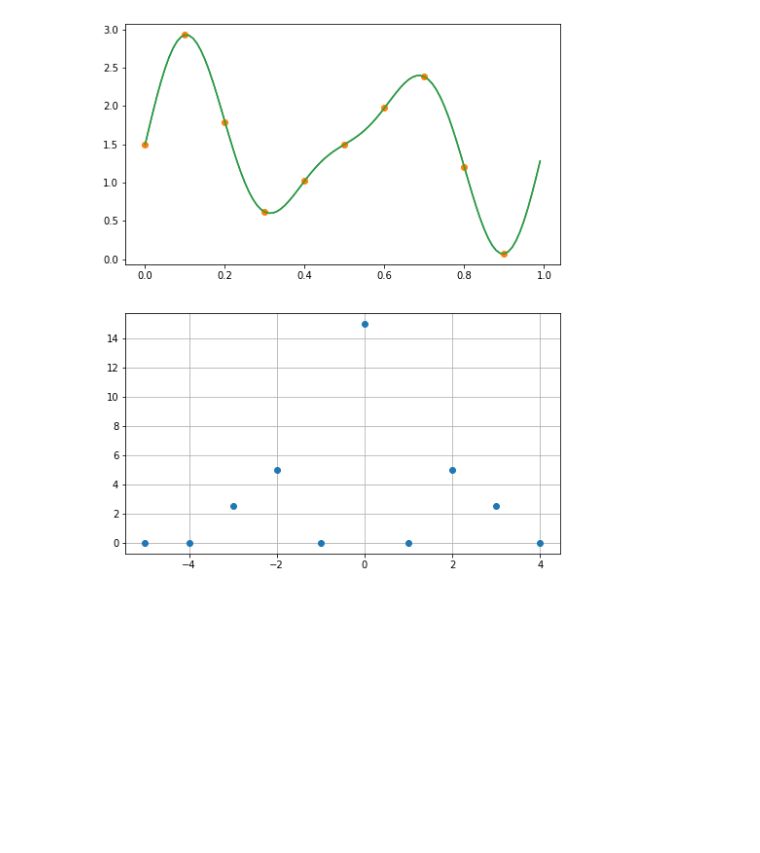
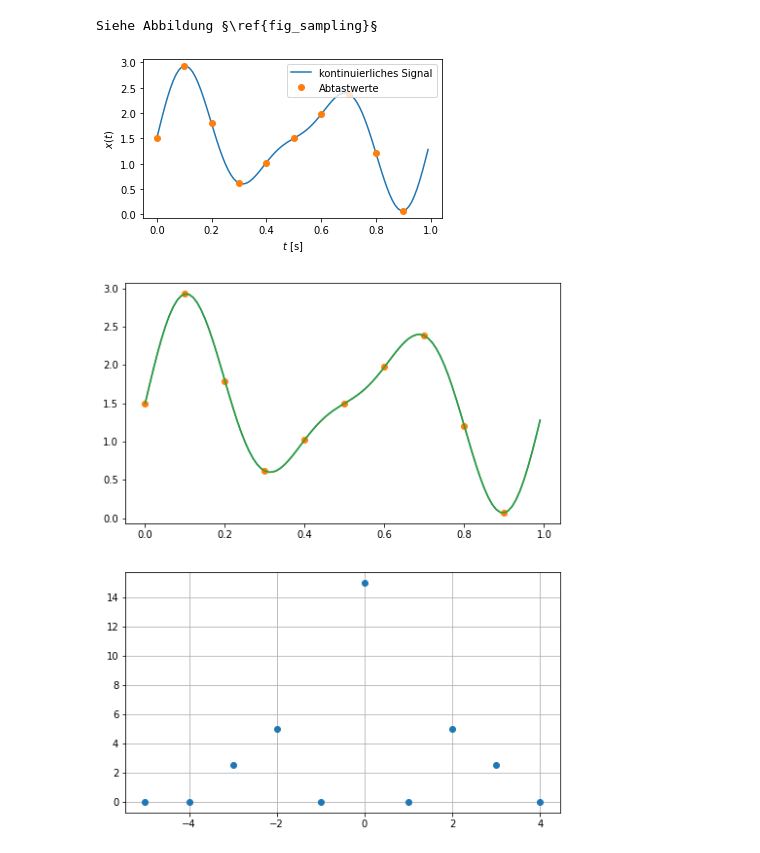
Before and after one commit to python-fuer-ingenieure/notebooks, a Jupyter notebook: kap_fourier.ipynb, the cells around one changed output. Drawn from its saved outputs; the diff is of its cells as text; code cells hidden in the pictures; blank space fills up the shorter version.

```diff
--- a/kap_fourier.ipynb
+++ b/kap_fourier.ipynb
@@ -34,3 +60,15 @@ Siehe Abbildung §\ref{fig_introduction}§
+# %%
+plt.figure(figsize=(5, 3))
+plt.plot(ts, ys, label='kontinuierliches Signal')
+plt.plot(tk, yk, 'o', label='Abtastwerte')
+plt.xlabel('$t$ [s]')
+plt.ylabel('$x(t)$')
+plt.legend()
+plt.tight_layout()
+show_book('sampling')
+# %% [output]
+Siehe Abbildung §\ref{fig_sampling}§
+[figure, added]
 # %%
 ts = np.arange(0, 1, 1e-2)  # interessant ist, wenn das intervall so ist, dass das signal nicht periodisch wird
 ys = np.sin(2*pi*ts*2) + 0.5*np.sin(2*pi*ts*3) + 1.5  # f1 = 2 Hz, f2 = 3 Hz
```
Also changed, not shown: parts of 166 cells of this notebook, 2 other files.
